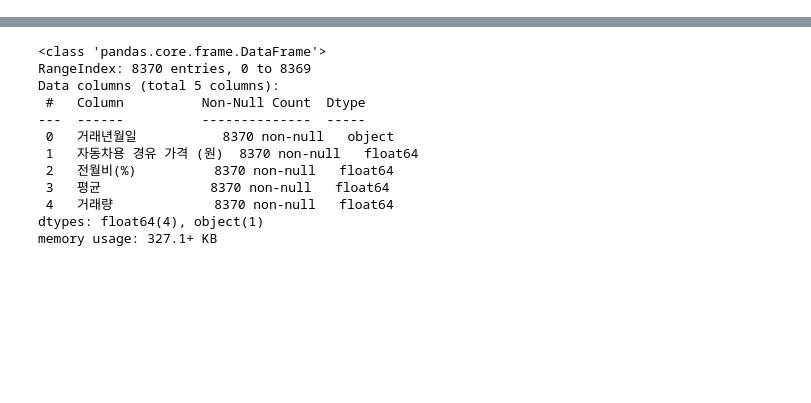
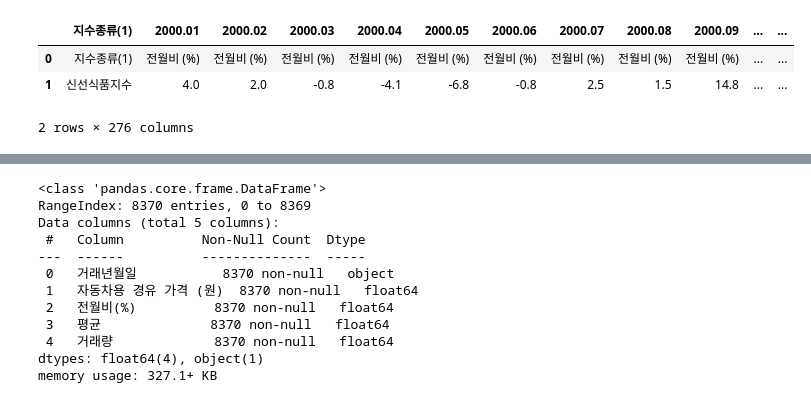
Before and after one commit to Kim-Hyunah/Final_Predict_Agricultural, a Jupyter notebook: predict_price_hy.ipynb, the cells around one changed output, grey strips where cells are left out. Cells and saved outputs as stored; diff of their text form; code cells hidden in the pictures; blank space fills up the shorter version.

```diff
--- a/predict_price_hy.ipynb
+++ b/predict_price_hy.ipynb
@@ -13,2 +16,11 @@ from sklearn.metrics import mean_squared_log_error
 import warnings
 warnings.filterwarnings('ignore')
+# %%
+#
+test = pd.read_csv('data/cpi/월별_소비자물가_등락률_20221220113618.csv', encoding='cp949')
+test
+# %% [output]
+|  | 지수종류(1) | 2000.01 | 2000.02 | 2000.03 | 2000.04 | 2000.05 | 2000.06 | 2000.07 | 2000.08 | 2000.09 | ... | ... |
+| 0 | 지수종류(1) | 전월비 (%) | 전월비 (%) | 전월비 (%) | 전월비 (%) | 전월비 (%) | 전월비 (%) | 전월비 (%) | 전월비 (%) | 전월비 (%) | ... | ... |
+| 1 | 신선식품지수 | 4.0 | 2.0 | -0.8 | -4.1 | -6.8 | -0.8 | 2.5 | 1.5 | 14.8 | ... | ... |
+2 rows × 276 columns
```
Also changed, not shown: parts of 24 cells of this notebook.
